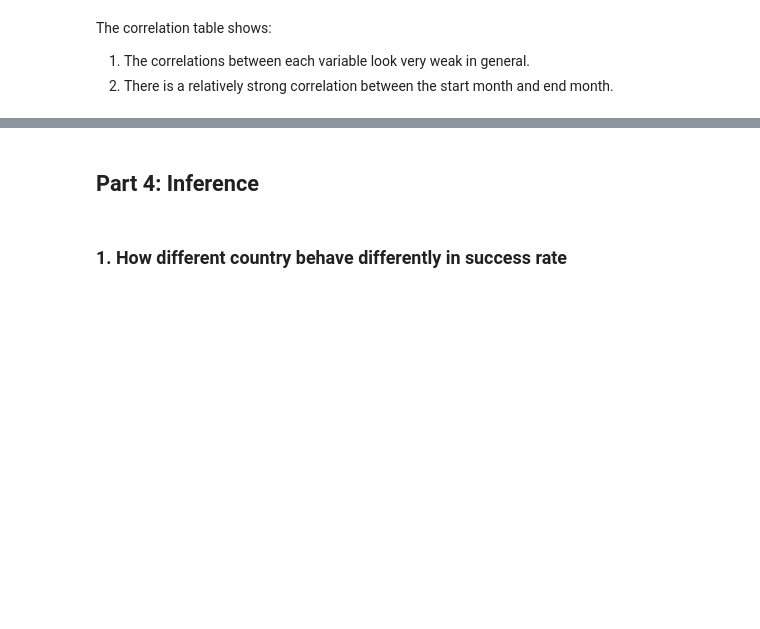
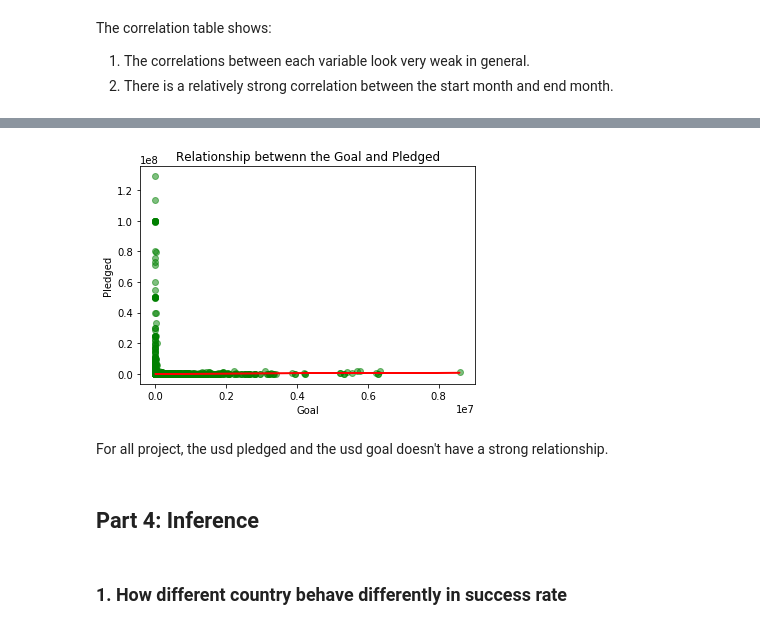
Before and after one commit to qxia2/DAV.5400, a Jupyter notebook: R_Xia_Project 2_assn.ipynb, the cells around one changed output, grey strips where cells are left out. Drawn from its saved outputs; the diff is of its cells as text; code cells hidden in the pictures; blank space fills up the shorter version.

```diff
--- a/R_Xia_Project 2_assn.ipynb
+++ b/R_Xia_Project 2_assn.ipynb
@@ -168,3 +177,23 @@ The correlation table shows:
+# %%
+# Setup the figue.
+plt.figure(1)
+
+# Draw a scatter plot with x = 'usd_pledged', and y = 'goal_usd'
+plt.scatter(dfg.usd_pledged,dfg.goal_usd, alpha=0.50,color='g')
+plt.xlabel("Goal")
+plt.ylabel("Pledged")
+plt.title("Relationship betwenn the Goal and Pledged")
+
+# Draw a trendline on the scatter plot.
+z = np.polyfit(dfg.usd_pledged, dfg.goal_usd, 1)
+p = np.poly1d(z)
+plt.plot(dfg.usd_pledged,p(dfg.usd_pledged),"r-")
+
+plt.show()
+# %% [output]
+[figure, added]
+# %% [markdown]
+For all project, the usd pledged and the usd goal doesn't have a strong relationship.
 # %% [markdown]
 ## Part 4: Inference
 # %% [markdown]
```
Also changed, not shown: parts of 4 cells of this notebook.
